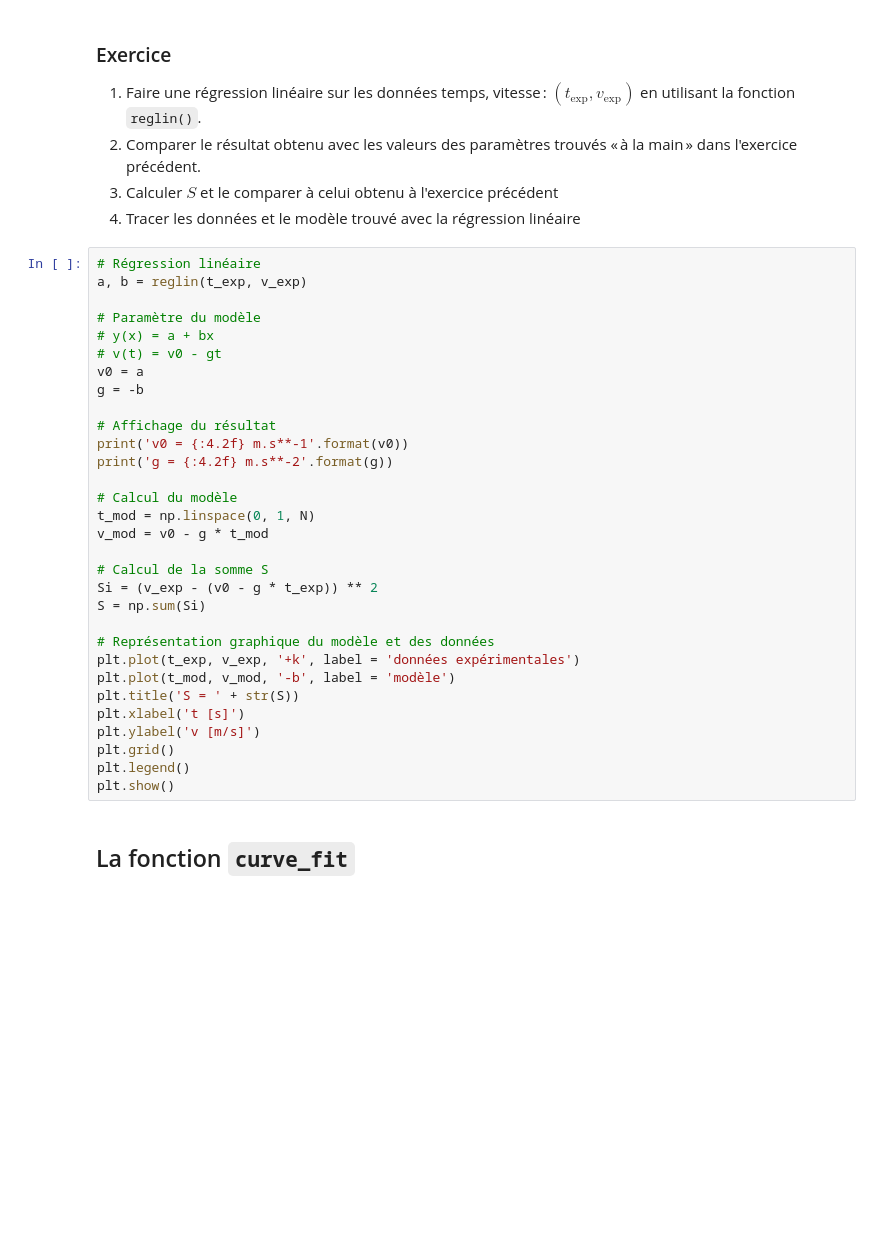
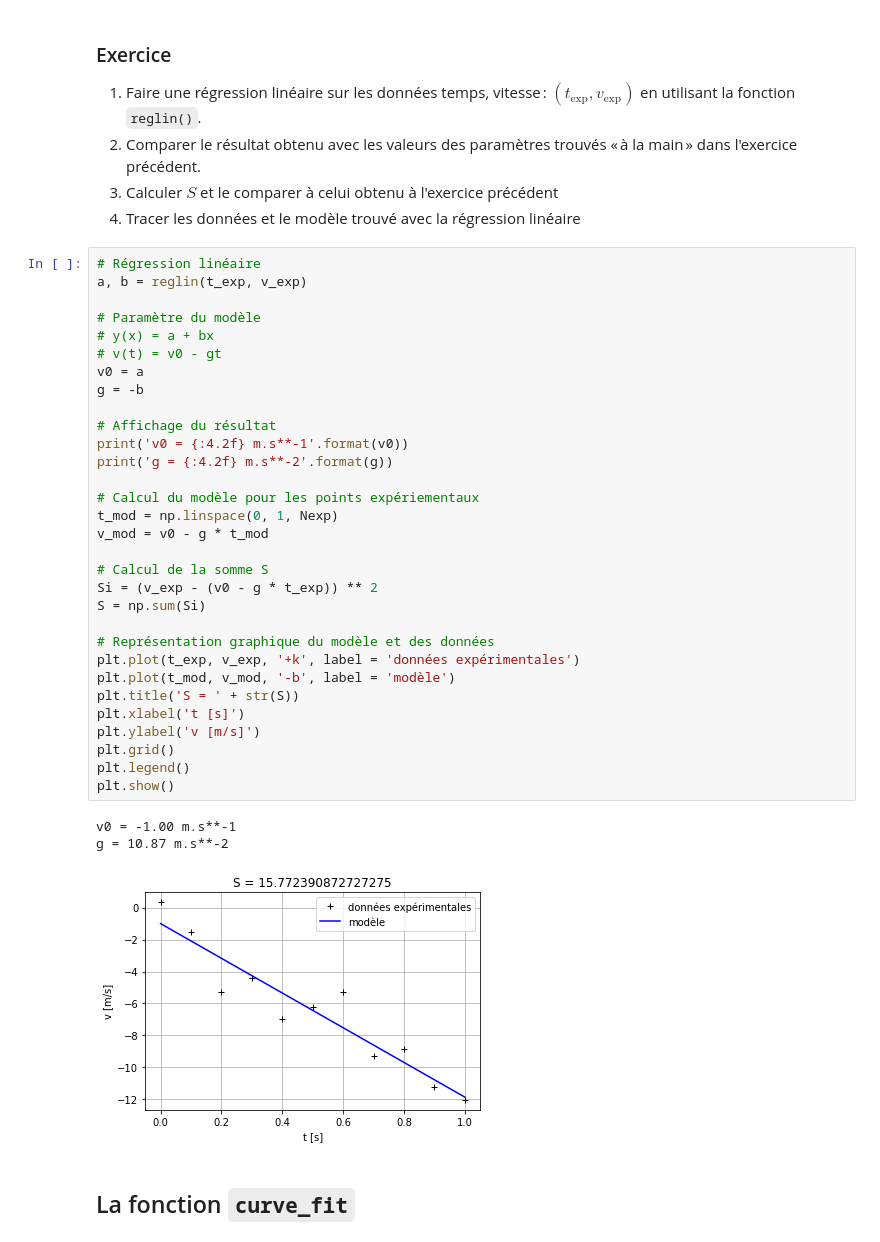
Before and after one commit to phys-mod/phys-mod.github.io, a Jupyter notebook: phys-mod/source/notebooks/ajustement-modele/cours-ajustement-modele.ipynb, the cells around one changed output. Saved outputs shown, nothing was run; the diff lists cells and outputs as text; blank space fills up the shorter version.

```diff
--- a/phys-mod/source/notebooks/ajustement-modele/cours-ajustement-modele.ipynb
+++ b/phys-mod/source/notebooks/ajustement-modele/cours-ajustement-modele.ipynb
@@ -189,34 +195,38 @@ def reglin(xi, yi):
 # %%
 # Régression linéaire
 a, b = reglin(t_exp, v_exp)
 
 # Paramètre du modèle
 # y(x) = a + bx
 # v(t) = v0 - gt
 v0 = a
 g = -b
 
 # Affichage du résultat
 print('v0 = {:4.2f} m.s**-1'.format(v0))
 print('g = {:4.2f} m.s**-2'.format(g))
 
-# Calcul du modèle
-t_mod = np.linspace(0, 1, N)
+# Calcul du modèle pour les points expériementaux
+t_mod = np.linspace(0, 1, Nexp)
 v_mod = v0 - g * t_mod
 
 # Calcul de la somme S
 Si = (v_exp - (v0 - g * t_exp)) ** 2
 S = np.sum(Si)
 
 # Représentation graphique du modèle et des données
 plt.plot(t_exp, v_exp, '+k', label = 'données expérimentales')
 plt.plot(t_mod, v_mod, '-b', label = 'modèle')
 plt.title('S = ' + str(S))
 plt.xlabel('t [s]')
 plt.ylabel('v [m/s]')
 plt.grid()
 plt.legend()
 plt.show()
+# %% [output]
+v0 = -1.00 m.s**-1
+g = 10.87 m.s**-2
+[figure, added]
 # %% [markdown]
 ## La fonction `curve_fit`
 # %% [markdown]
```
Also changed, not shown: parts of 6 cells of this notebook.
